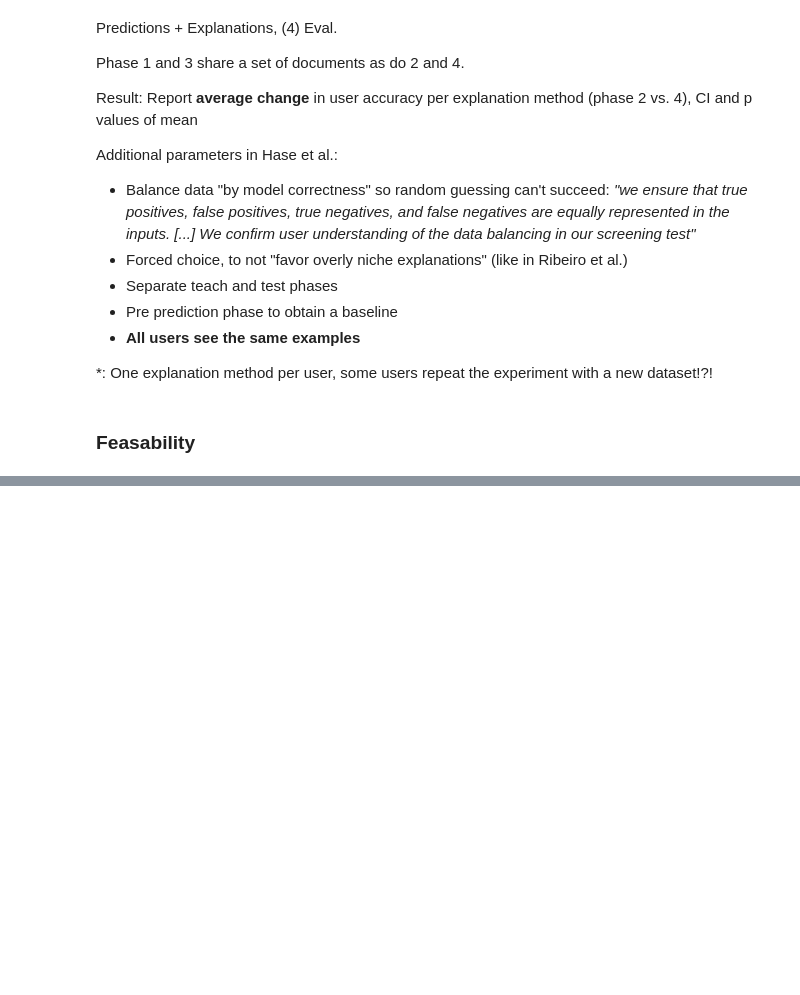
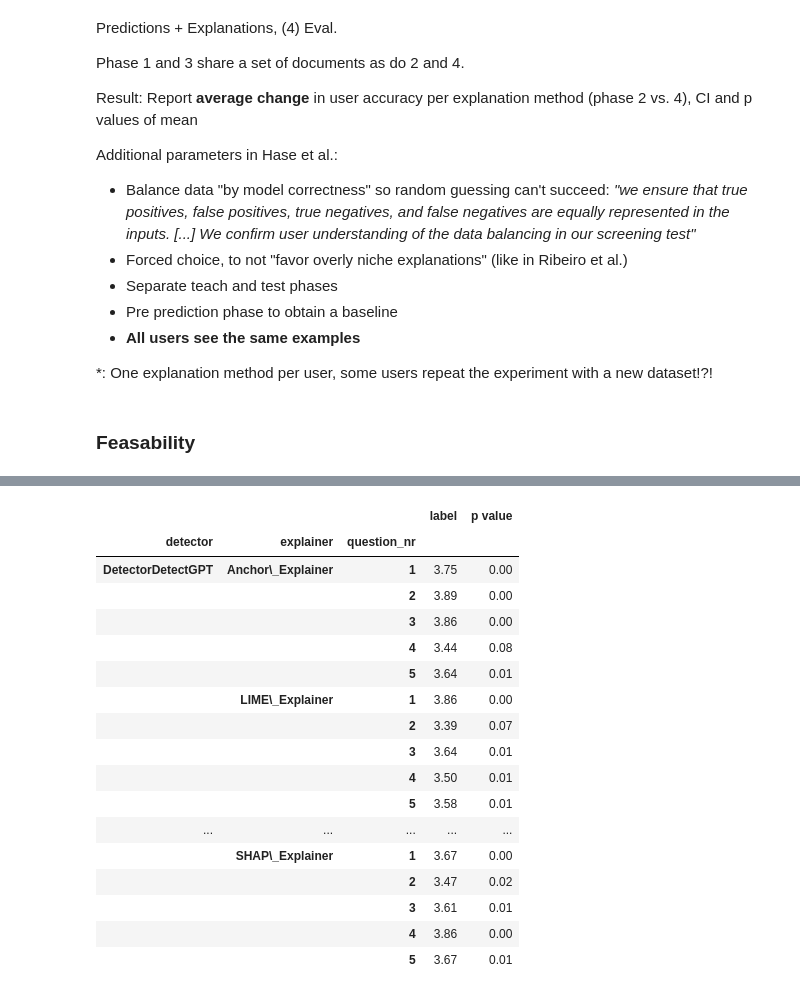
Before and after one commit to loris3/evaluation_explanation_quality, a Jupyter notebook: simulatability.ipynb, the cells around one changed output, grey strips where cells are left out. Saved outputs shown, nothing was run; the diff lists cells and outputs as text; code cells hidden in the pictures; blank space fills up the shorter version.

```diff
--- a/simulatability.ipynb
+++ b/simulatability.ipynb
@@ -281,0 +350,3 @@ get_aggregate_results(["explainer", "detector"], "resultsuserstudyexplainerdetec
+# %%
+user_responses = df_phase_3.loc[df_phase_3.groupby(["user_id", "question_nr", "document_nr"])["timestamp"].idxmax()].set_index(["user_id", "document_nr", "question_nr"]).drop(["timestamp", "ID"], axis=1)
+user_responses
@@ -281,0 +405,56 @@ get_aggregate_results(["explainer", "detector"], "resultsuserstudyexplainerdetec
+# %%
+def highlight_significant(row, props=''):
+  #  display(s)
+    styles = [''] * len(row)
+    styles[0] = 'font-weight: bold' if row["p value"] <= 0.05 else ''
+    return styles
+# %%
+def get_aggregate_results_lickert(groupby, label, caption):
+    tvalues = []
+    pvalues = []
+    for name, group in user_responses.groupby(groupby):
+        tvalue, pvalue = ttest_1samp(group["label"], popmean=3)
+        tvalues.append(tvalue)
+        pvalues.append(pvalue)
+
+
+
+    df_aggregate_results = pd.DataFrame(user_responses.groupby(groupby)["label"].mean())
+
+
+    df_aggregate_results["t value"] = tvalues
+    df_aggregate_results["p value"] = pvalues
+
+    df_aggregate_results = df_aggregate_results.reindex(sorted(df_aggregate_results.columns), axis=1)
+    result = df_aggregate_results.style.apply(highlight_significant, axis=1)\
+        .map_index(lambda v: "rotatebox:{45}--rwrap;", level=0, axis=1).format(precision=2).hide(["t value"], axis=1).format_index(escape="latex", axis=0)
+    latex_output.append(result.to_latex(environment="longtable",
+                                        convert_css=True,
+                                        clines="all;data",
+                                        hrules=True,
+                                        caption=caption,
+                                        label=label))
+
+
+    return result
+# %%
+get_aggregate_results_lickert(["detector", "explainer", "question_nr"], "lickert-detector-explainer","Lickert Scale Items on detector-explainer level")
+# %% [output]
+|  |  |  | label | p value |
+| detector | explainer | question_nr |  |  |
+| DetectorDetectGPT | Anchor\_Explainer | 1 | 3.75 | 0.00 |
+|  |  | 2 | 3.89 | 0.00 |
+|  |  | 3 | 3.86 | 0.00 |
+|  |  | 4 | 3.44 | 0.08 |
+|  |  | 5 | 3.64 | 0.01 |
+|  | LIME\_Explainer | 1 | 3.86 | 0.00 |
+|  |  | 2 | 3.39 | 0.07 |
+|  |  | 3 | 3.64 | 0.01 |
+|  |  | 4 | 3.50 | 0.01 |
+|  |  | 5 | 3.58 | 0.01 |
+| ... | ... | ... | ... | ... |
+|  | SHAP\_Explainer | 1 | 3.67 | 0.00 |
+|  |  | 2 | 3.47 | 0.02 |
+|  |  | 3 | 3.61 | 0.01 |
+|  |  | 4 | 3.86 | 0.00 |
+|  |  | 5 | 3.67 | 0.01 |
```
Also changed, not shown: parts of 29 cells of this notebook, 8 other files.
